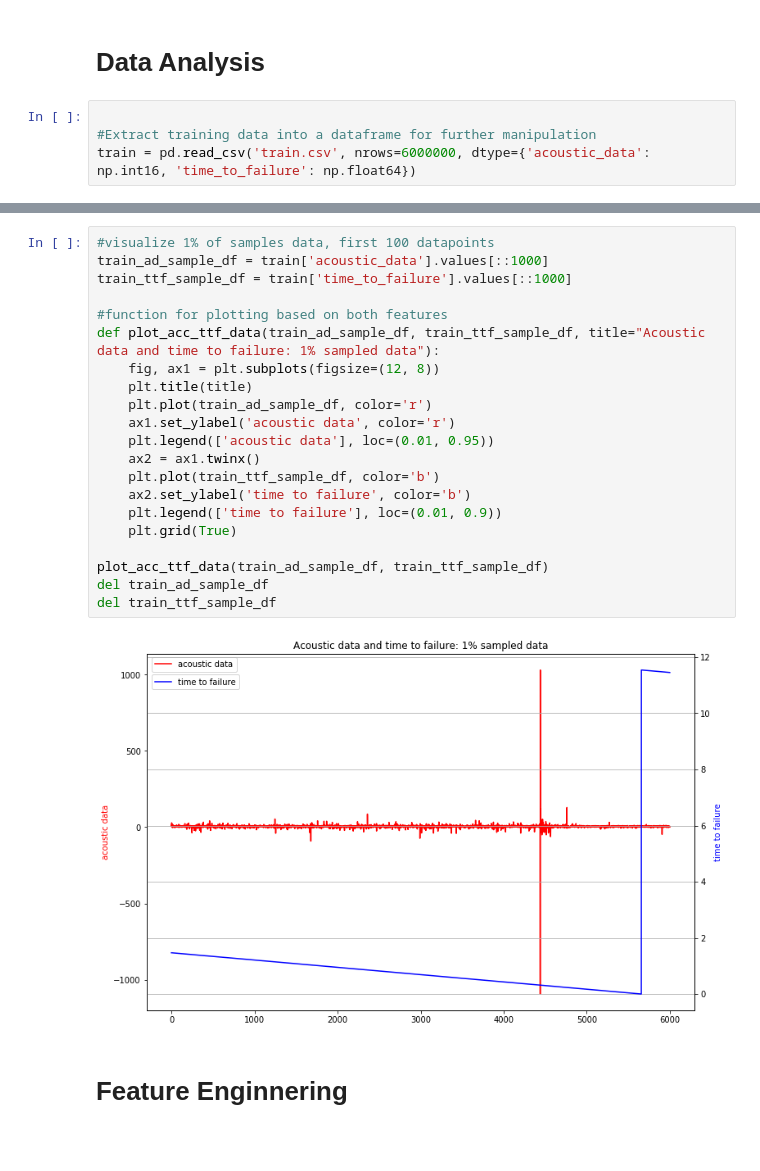
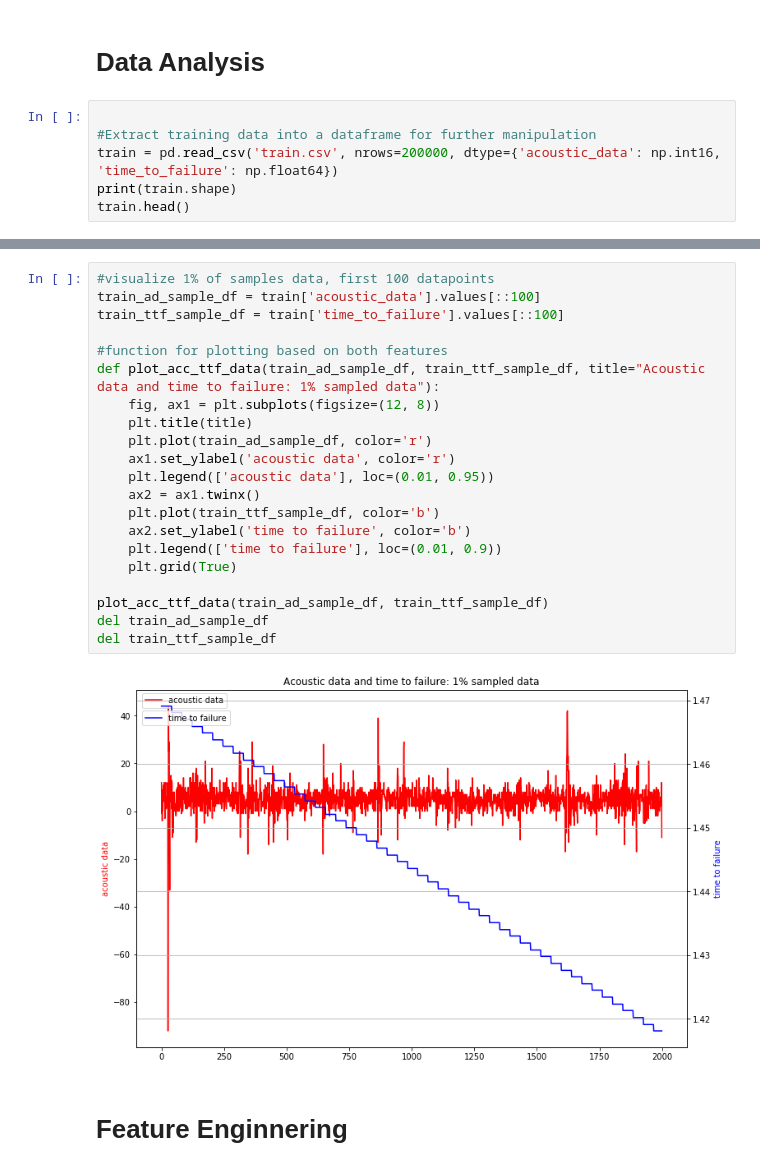
Before and after one commit to myke11j/kaggle-competetions, a Jupyter notebook: LANL-Earthquake-Prediction/kernel.ipynb, the cells around one changed output, grey strips where cells are left out. Saved outputs shown, nothing was run; the diff lists cells and outputs as text; blank space fills up the shorter version.

```diff
--- a/LANL-Earthquake-Prediction/kernel.ipynb
+++ b/LANL-Earthquake-Prediction/kernel.ipynb
@@ -120,4 +109,6 @@ seg_42648c.csv         seg_8456d3.csv  seg_c20c06.csv
 # %%
 
 #Extract training data into a dataframe for further manipulation
-train = pd.read_csv('train.csv', nrows=6000000, dtype={'acoustic_data': np.int16, 'time_to_failure': np.float64})
+train = pd.read_csv('train.csv', nrows=200000, dtype={'acoustic_data': np.int16, 'time_to_failure': np.float64})
+print(train.shape)
+train.head()
@@ -124,26 +166,26 @@ train = pd.read_csv('train.csv', nrows=6000000, dtype={'acoustic_data': np.int16
 # %%
 #visualize 1% of samples data, first 100 datapoints
-train_ad_sample_df = train['acoustic_data'].values[::1000]
-train_ttf_sample_df = train['time_to_failure'].values[::1000]
+train_ad_sample_df = train['acoustic_data'].values[::100]
+train_ttf_sample_df = train['time_to_failure'].values[::100]
 
 #function for plotting based on both features
 def plot_acc_ttf_data(train_ad_sample_df, train_ttf_sample_df, title="Acoustic data and time to failure: 1% sampled data"):
     fig, ax1 = plt.subplots(figsize=(12, 8))
     plt.title(title)
     plt.plot(train_ad_sample_df, color='r')
     ax1.set_ylabel('acoustic data', color='r')
     plt.legend(['acoustic data'], loc=(0.01, 0.95))
     ax2 = ax1.twinx()
     plt.plot(train_ttf_sample_df, color='b')
     ax2.set_ylabel('time to failure', color='b')
     plt.legend(['time to failure'], loc=(0.01, 0.9))
     plt.grid(True)
 
 plot_acc_ttf_data(train_ad_sample_df, train_ttf_sample_df)
 del train_ad_sample_df
 del train_ttf_sample_df
 # %% [output]
-[figure, old version]
+[figure, new version]
 # %% [markdown]
 # Feature **Enginnering**
 # %%
```
Also changed, not shown: parts of 21 cells of this notebook.
